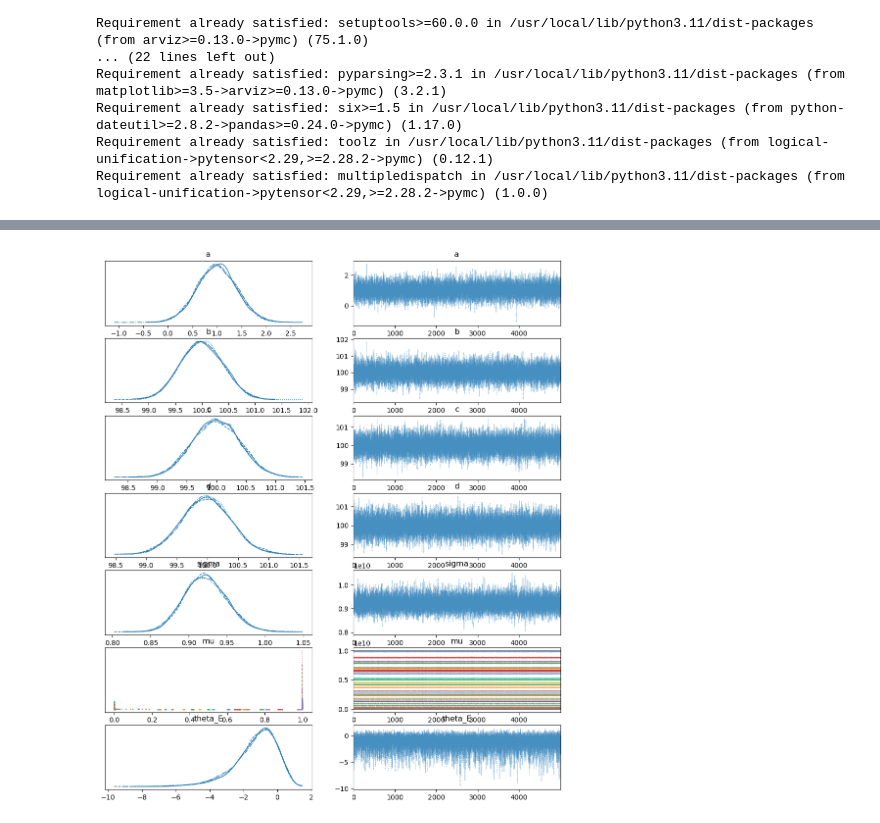
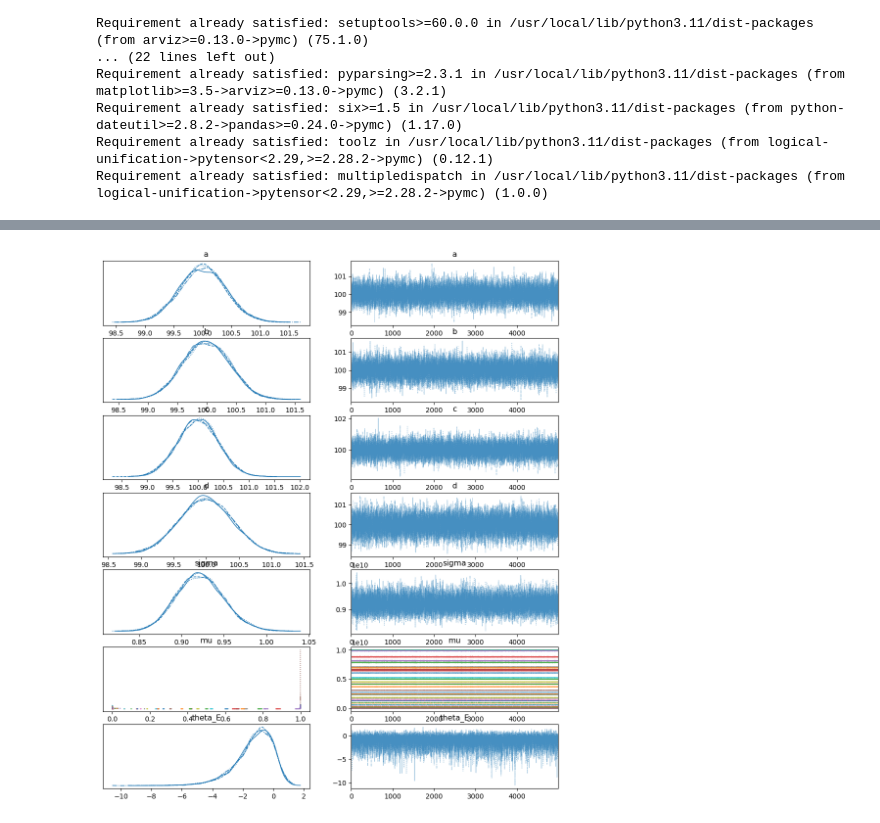
Before and after one commit to MariMar0112/-, a Jupyter notebook: VCp_1.ipynb, the cells around one changed output, grey strips where cells are left out. Cells and saved outputs as stored; diff of their text form; code cells hidden in the pictures.

```diff
--- a/VCp_1.ipynb
+++ b/VCp_1.ipynb
@@ -45,33 +47,33 @@ with pm.Model() as model:
     theta_E = pm.Deterministic('theta_E', pm.math.log(z))
 
     # Коэффициенты
-    a = pm.Normal('a', mu=1, sigma=0.4)
+    a = pm.Normal('a', mu=100, sigma=0.4)
     b = pm.Normal('b', mu=100, sigma=0.4)
     c = pm.Normal('c', mu=100, sigma=0.4)
     d = pm.Normal('d', mu=100, sigma=0.4)
 
     # Параметр смешения
     sigma = pm.HalfCauchy('sigma', beta=1)
 
     # Формула Эйнштейна
     z_pow = z ** (1 / temperature)  # z^(1/T)
     term_E = pm.Deterministic('term_E', (pm.math.log(z) / temperature)**2 * z_pow / (z_pow - 1)**2)
 
     # Ограничение mu, чтобы избежать переполнения
     mu = pm.Deterministic('mu', pm.math.clip(  # Ограничиваем диапазон mu
             3 * 8.314 * term_E + a * temperature + b * temperature**2 + c * temperature**3 + d * temperature**4,
             -1e10, 1e10
 )
     )
 
     # Правдоподобие
     likelihood = pm.Normal('likelihood', mu=mu, sigma=sigma, observed=heat_capacity)
 
     trace = pm.sample(draws=5000, tune=3000, chains=4, target_accept=0.95, random_seed=42, nuts={'max_treedepth': 12}, init='adapt_diag')
 
     az.summary(trace)
     az.plot_trace(trace, var_names=['a', 'b', 'c', 'd', 'sigma', 'mu', 'theta_E' ])  # Только ключевые параметры
 # %% [output]
 [interactive output not drawn]
 [interactive output not drawn]
-[figure, old version]
+[figure, new version]
```
Also changed, not shown: parts of 4 cells of this notebook.
